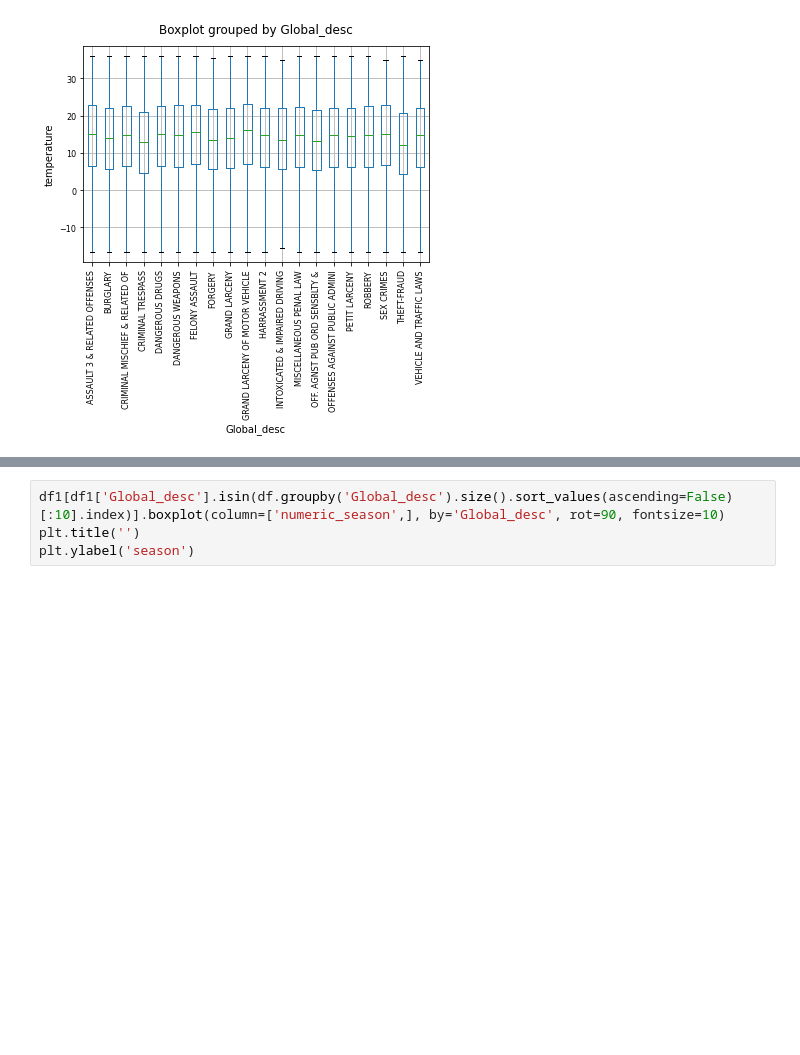
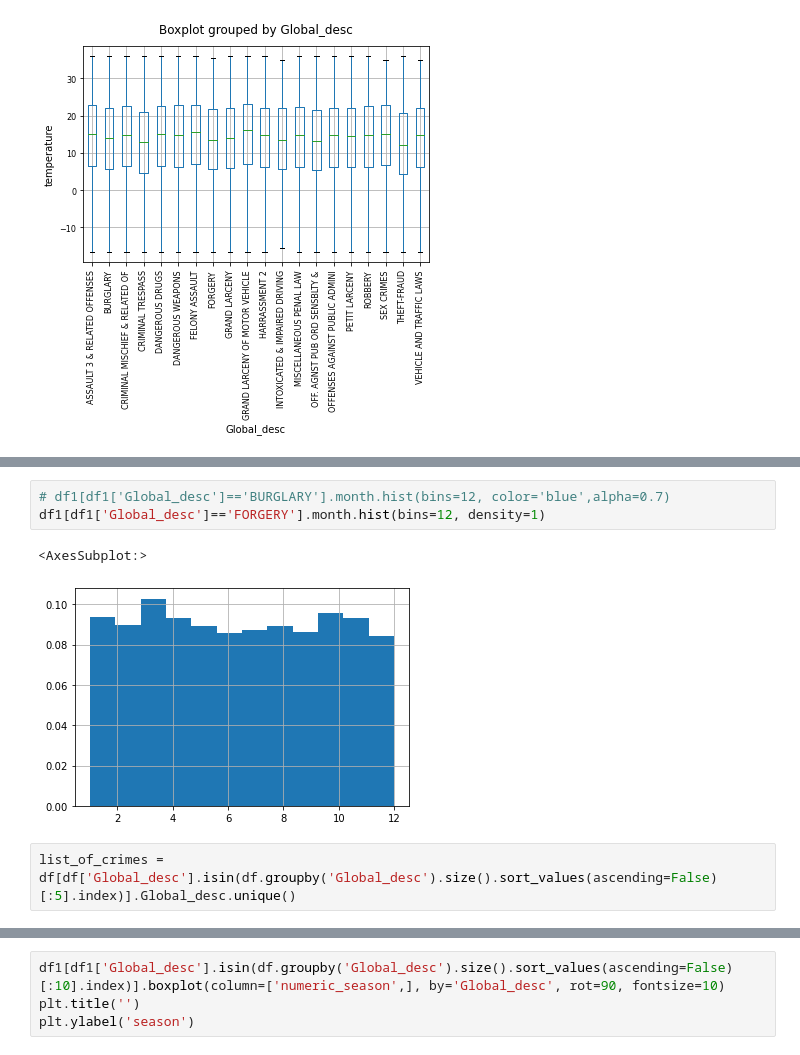
Before and after one commit to MAbdulfattah/Data-Wrangling, a Jupyter notebook: Magic.ipynb, the cells around one changed output, grey strips where cells are left out. Cells and saved outputs as stored; diff of their text form; blank space fills up the shorter version.

```diff
--- a/Magic.ipynb
+++ b/Magic.ipynb
@@ -102,0 +130,8 @@ Text(0, 0.5, 'temperature')
+# %%
+# df1[df1['Global_desc']=='BURGLARY'].month.hist(bins=12, color='blue',alpha=0.7)
+df1[df1['Global_desc']=='FORGERY'].month.hist(bins=12, density=1)
+# %% [output]
+<AxesSubplot:>
+[figure, added]
+# %%
+list_of_crimes = df[df['Global_desc'].isin(df.groupby('Global_desc').size().sort_values(ascending=False)[:5].index)].Global_desc.unique()
```
Also changed, not shown: parts of 12 cells of this notebook.
